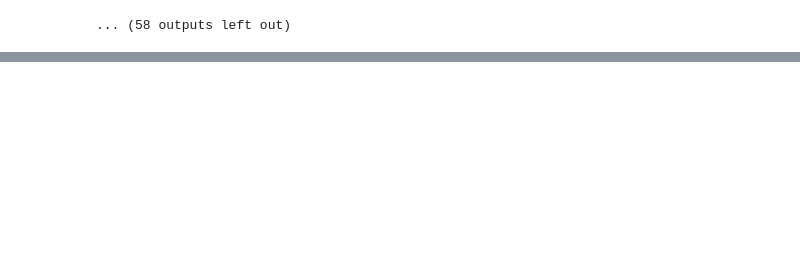
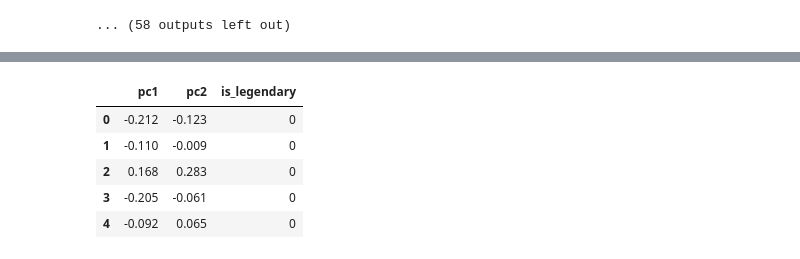
Before and after one commit to OriolBenitez/Practica2-Classificacio, a Jupyter notebook: prac_2_code.ipynb, the cells around one changed output, grey strips where cells are left out. Cells and saved outputs as stored; diff of their text form; code cells hidden in the pictures; blank space fills up the shorter version.

```diff
--- a/prac_2_code.ipynb
+++ b/prac_2_code.ipynb
@@ -423,0 +714,17 @@ correlacio["is_legendary"]
+# %%
+dataset_x = dataset.drop(columns='is_legendary')
+scaler = MinMaxScaler()
+data_rescaled = scaler.fit_transform(dataset_x)
+pca = PCA(n_components = 2)
+pca.fit(data_rescaled)
+reduced = pca.transform(data_rescaled)
+df = pd.DataFrame(reduced, columns = ['pc1','pc2'])
+df['is_legendary']=dataset['is_legendary']
+df.head()
+# %% [output]
+|  | pc1 | pc2 | is_legendary |
+| 0 | -0.212 | -0.123 | 0 |
+| 1 | -0.110 | -0.009 | 0 |
+| 2 | 0.168 | 0.283 | 0 |
+| 3 | -0.205 | -0.061 | 0 |
+| 4 | -0.092 | 0.065 | 0 |
```
Also changed, not shown: parts of 31 cells of this notebook.
